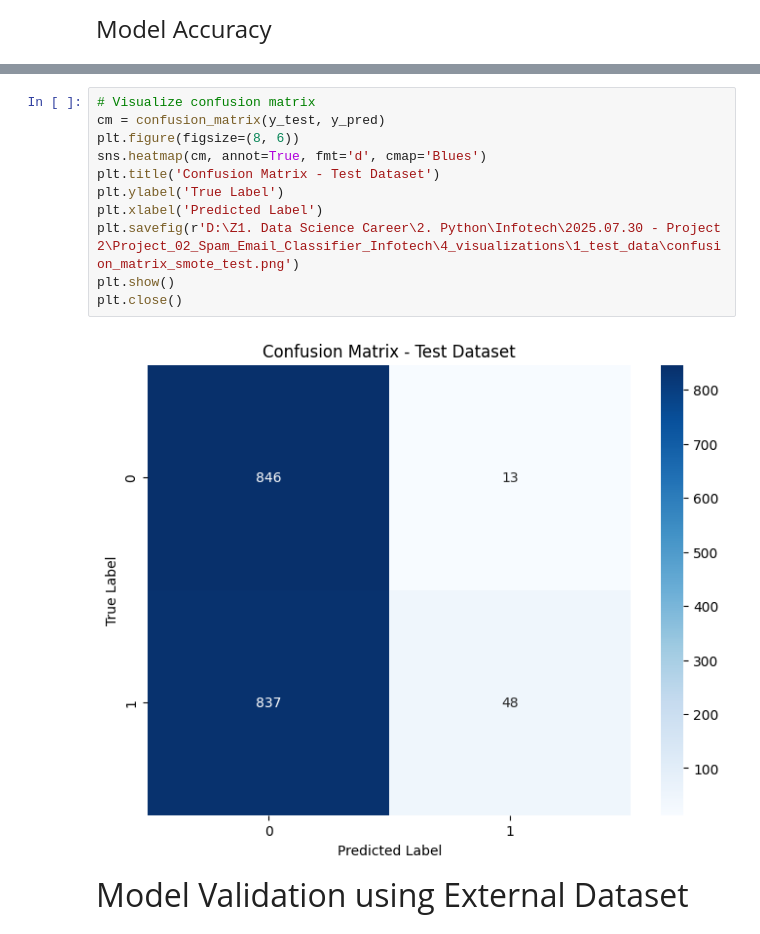
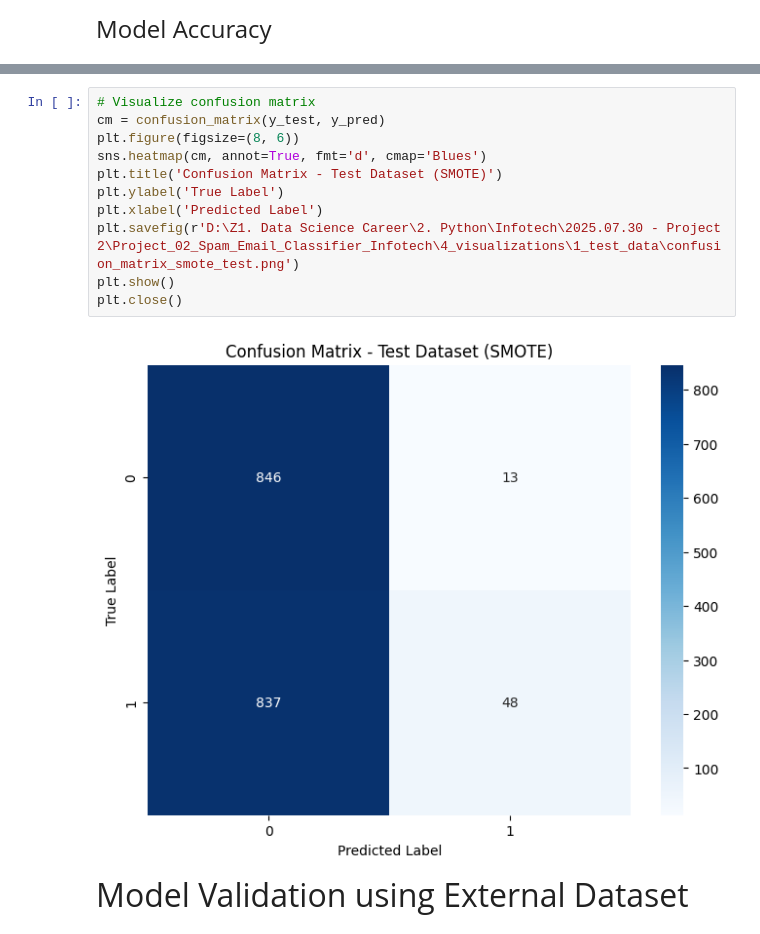
Before and after one commit to ThilinaPerera-DataAnalytics/Project_02_Spam_Email_Classifier_Infotech, a Jupyter notebook: 2_notebooks/project_02_spam_email-classifier_F_SMOTE.ipynb, the cells around one changed output, grey strips where cells are left out. Cells and saved outputs as stored; diff of their text form.

```diff
--- a/2_notebooks/project_02_spam_email-classifier_F_SMOTE.ipynb
+++ b/2_notebooks/project_02_spam_email-classifier_F_SMOTE.ipynb
@@ -279,16 +293,16 @@ F1-Score: 0.1014799154334038
 # %%
 # Visualize confusion matrix
 cm = confusion_matrix(y_test, y_pred)
 plt.figure(figsize=(8, 6))
 sns.heatmap(cm, annot=True, fmt='d', cmap='Blues')
-plt.title('Confusion Matrix - Test Dataset')
+plt.title('Confusion Matrix - Test Dataset (SMOTE)')
 plt.ylabel('True Label')
 plt.xlabel('Predicted Label')
 plt.savefig(r'D:\Z1. Data Science Career\2. Python\Infotech\2025.07.30 - Project 2\Project_02_Spam_Email_Classifier_Infotech\4_visualizations\1_test_data\confusion_matrix_smote_test.png')
 plt.show()
 plt.close()
 # %% [output]
-[figure, old version]
+[figure, new version]
 # %% [markdown]
 <font size='6'>Model Validation using External Dataset</font>
 # %% [markdown]
```
Also changed, not shown: parts of 7 cells of this notebook, 8 other files.
